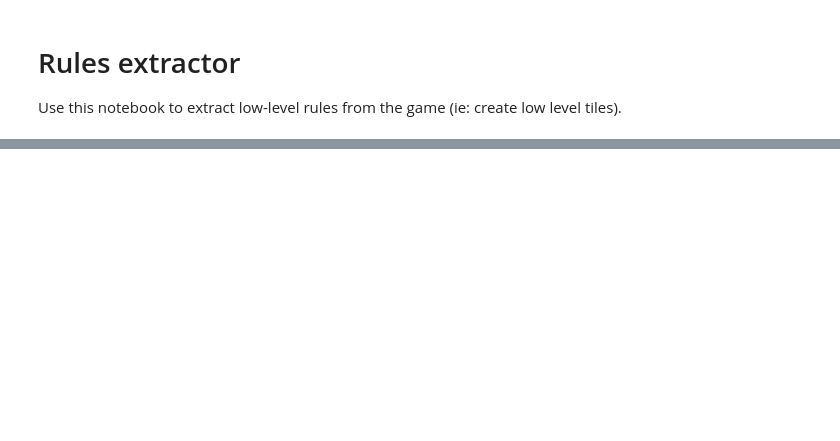
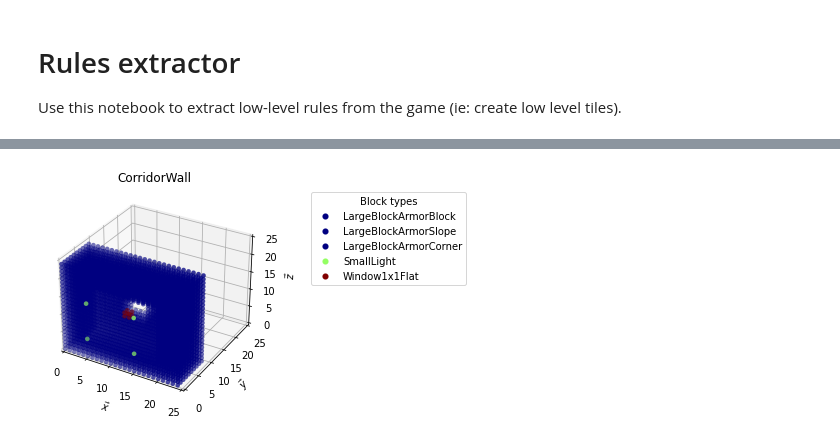
Before and after one commit to arayabrain/space-engineers-ai-spaceship-generator, a Jupyter notebook: l-system/rules-extractor.ipynb, the cells around one changed output, grey strips where cells are left out. Drawn from its saved outputs; the diff is of its cells as text; code cells hidden in the pictures; blank space fills up the shorter version.

```diff
--- a/l-system/rules-extractor.ipynb
+++ b/l-system/rules-extractor.ipynb
@@ -34,0 +12,2 @@ for block in grid['Blocks']:
+# %%
+BLUEPRINTS_DIR = 'tileset'
@@ -34,0 +28,10 @@ for block in grid['Blocks']:
+# %%
+available_tiles = os.listdir(BLUEPRINTS_DIR)
+
+print('Available tiles:')
+for i, tile in enumerate(available_tiles):
+    print(f"  {i+1}. {tile}")
+t = int(input('Choose which tile to process (number): ')) - 1
+assert t > -1 and t < len(available_tiles), f'Invalid tile index: {t}'
+rule_name = input("Enter name of tile (leave blank to use folder's): ")
+rule_name = rule_name if rule_name else available_tiles[t]
@@ -35,3 +56,16 @@ for block in grid['Blocks']:
+# %%
+blueprint_directory = os.path.join(BLUEPRINTS_DIR, available_tiles[t])
+bp = os.path.join(blueprint_directory, 'bp.sbc')
+
+root = ET.parse(bp).getroot()
+structure = convert_xml_to_structure(root_node=root)
+structure.sanify()
+
+structure.show(available_tiles[t])
+
+blocks = structure.get_all_blocks()
+# %% [output]
+[figure, added]
 # %%
 max_x, max_y, max_z = 0., 0., 0.
 
```
Also changed, not shown: parts of 10 cells of this notebook, 13 other files.
